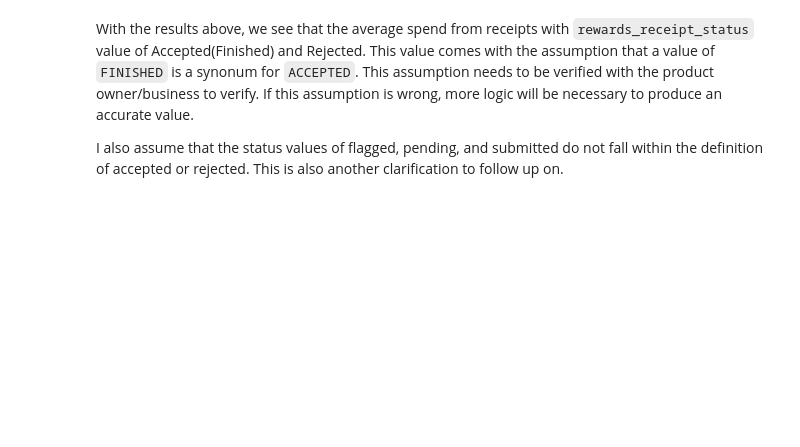
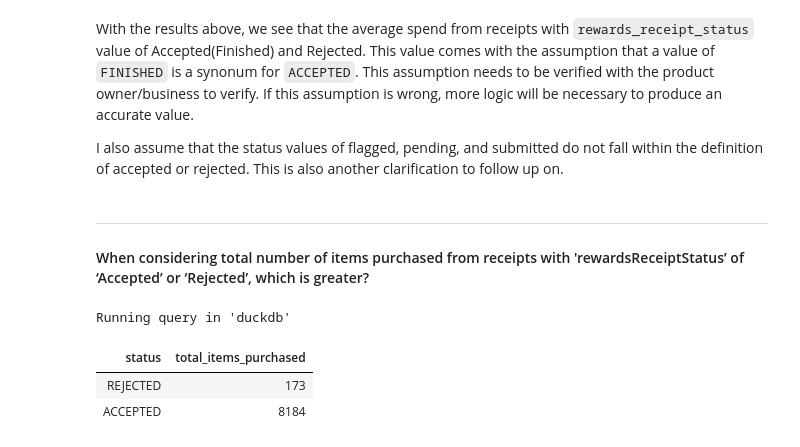
Before and after one commit to lucasasmith/rewards, a Jupyter notebook: queries/average_spend.ipynb, the cells around one changed output. Cells and saved outputs as stored; diff of their text form; code cells hidden in the pictures; blank space fills up the shorter version.

```diff
--- a/queries/average_spend.ipynb
+++ b/queries/average_spend.ipynb
@@ -66,3 +76,25 @@ Running query in 'duckdb'
 With the results above, we see that the average spend from receipts with `rewards_receipt_status` value of Accepted(Finished) and Rejected. This value comes with the assumption that a value of `FINISHED` is a synonum for `ACCEPTED`. This assumption needs to be verified with the product owner/business to verify. If this assumption is wrong, more logic will be necessary to produce an accurate value.
 
 I also assume that the status values of flagged, pending, and submitted do not fall within the definition of accepted or rejected. This is also another clarification to follow up on.
+# %% [markdown]
+---
+#### When considering total number of items purchased from receipts with 'rewardsReceiptStatus’ of ‘Accepted’ or ‘Rejected’, which is greater?
+# %%
+%%sql
+select
+    case rewards_receipt_status
+        when 'FINISHED' then 'ACCEPTED'
+        else rewards_receipt_status
+    end as status,
+    sum(purchase_item_count) as total_items_purchased
+from
+    core.receipts
+where
+    status in ('ACCEPTED', 'REJECTED')
+group by
+    1
+# %% [output]
+Running query in 'duckdb'
+| status | total_items_purchased |
+| REJECTED | 173 |
+| ACCEPTED | 8184 |
```
Also changed, not shown: parts of 10 cells of this notebook.
